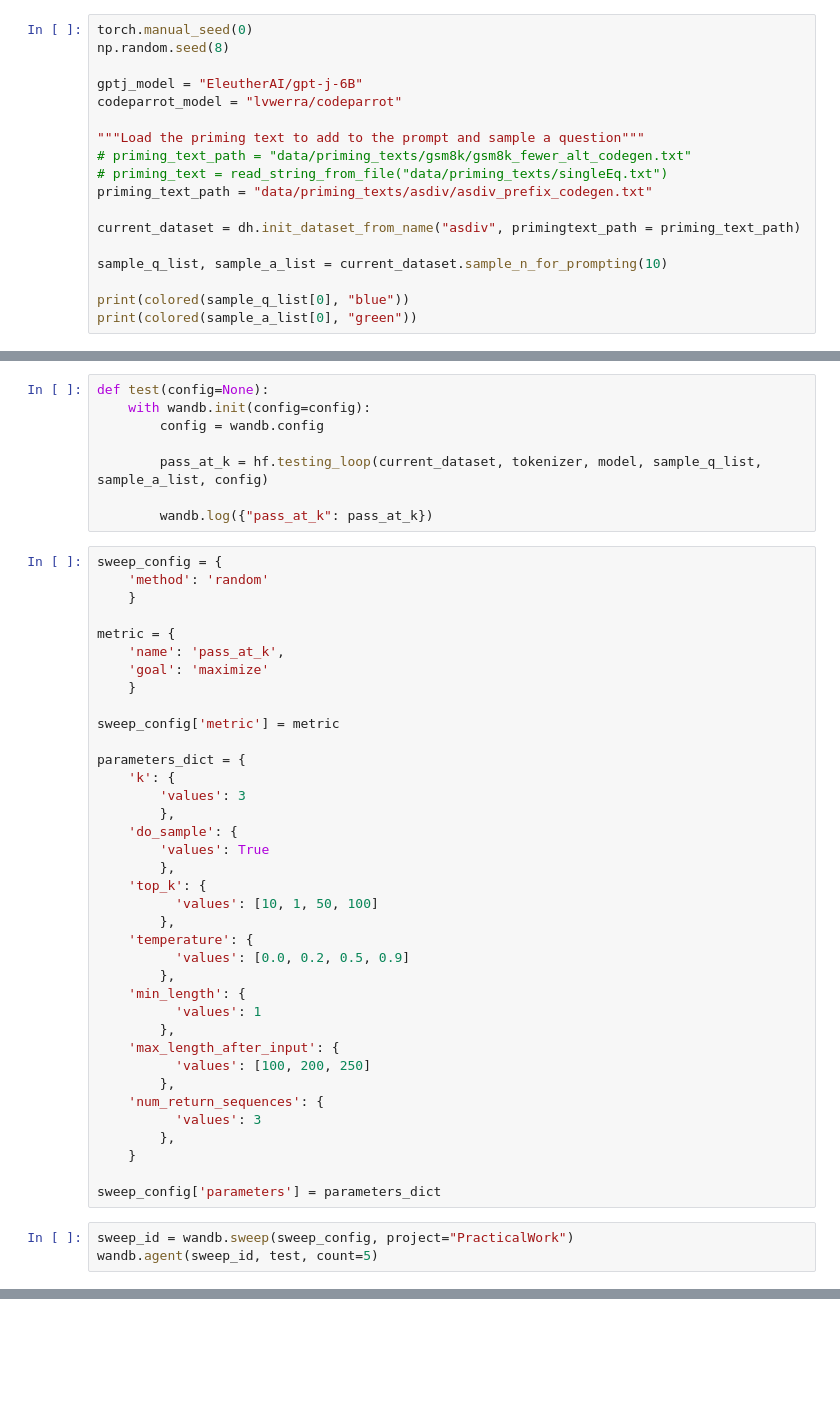
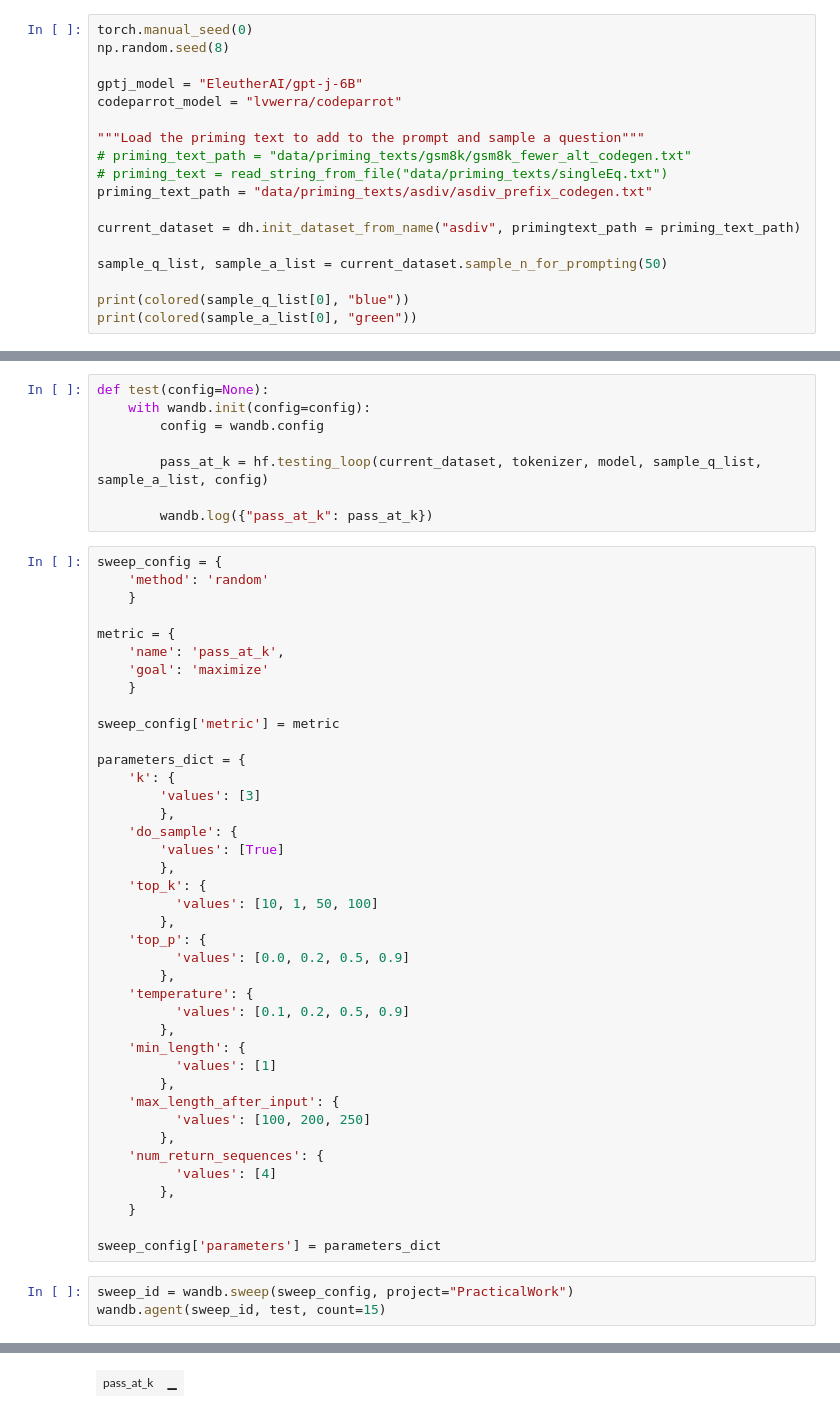
Before and after one commit to AntonioLopardo/PracticalWork2021, a Jupyter notebook: SweepNotebook.ipynb, the cells around one changed output, grey strips where cells are left out. Drawn from its saved outputs; the diff is of its cells as text; blank space fills up the shorter version.

Commit message:
fix bug in sweepnotebook

```diff
--- a/SweepNotebook.ipynb
+++ b/SweepNotebook.ipynb
@@ -30,7 +34,7 @@ priming_text_path = "data/priming_texts/asdiv/asdiv_prefix_codegen.txt"
 
 current_dataset = dh.init_dataset_from_name("asdiv", primingtext_path = priming_text_path)
 
-sample_q_list, sample_a_list = current_dataset.sample_n_for_prompting(10)
+sample_q_list, sample_a_list = current_dataset.sample_n_for_prompting(50)
 
 print(colored(sample_q_list[0], "blue"))
 print(colored(sample_a_list[0], "green"))
@@ -60,29 +72,33 @@ sweep_config['metric'] = metric
 
 parameters_dict = {
     'k': {
-        'values': 3
+        'values': [3]
         },
     'do_sample': {
-        'values': True
+        'values': [True]
         },
     'top_k': {
           'values': [10, 1, 50, 100]
         },
-    'temperature': {
+    'top_p': {
           'values': [0.0, 0.2, 0.5, 0.9]
         },
+    'temperature': {
+          'values': [0.1, 0.2, 0.5, 0.9]
+        },
     'min_length': {
-          'values': 1
+          'values': [1]
         },
     'max_length_after_input': {
           'values': [100, 200, 250]
         },
     'num_return_sequences': {
-          'values': 3
+          'values': [4]
         },
     }
 
 sweep_config['parameters'] = parameters_dict
 # %%
 sweep_id = wandb.sweep(sweep_config, project="PracticalWork")
-wandb.agent(sweep_id, test, count=5)
+wandb.agent(sweep_id, test, count=15)
+# %% [output]
@@ -88,0 +137 @@ wandb.agent(sweep_id, test, count=5)
+| pass_at_k | ▁ |
```
Also changed, not shown: parts of 4 cells of this notebook.
